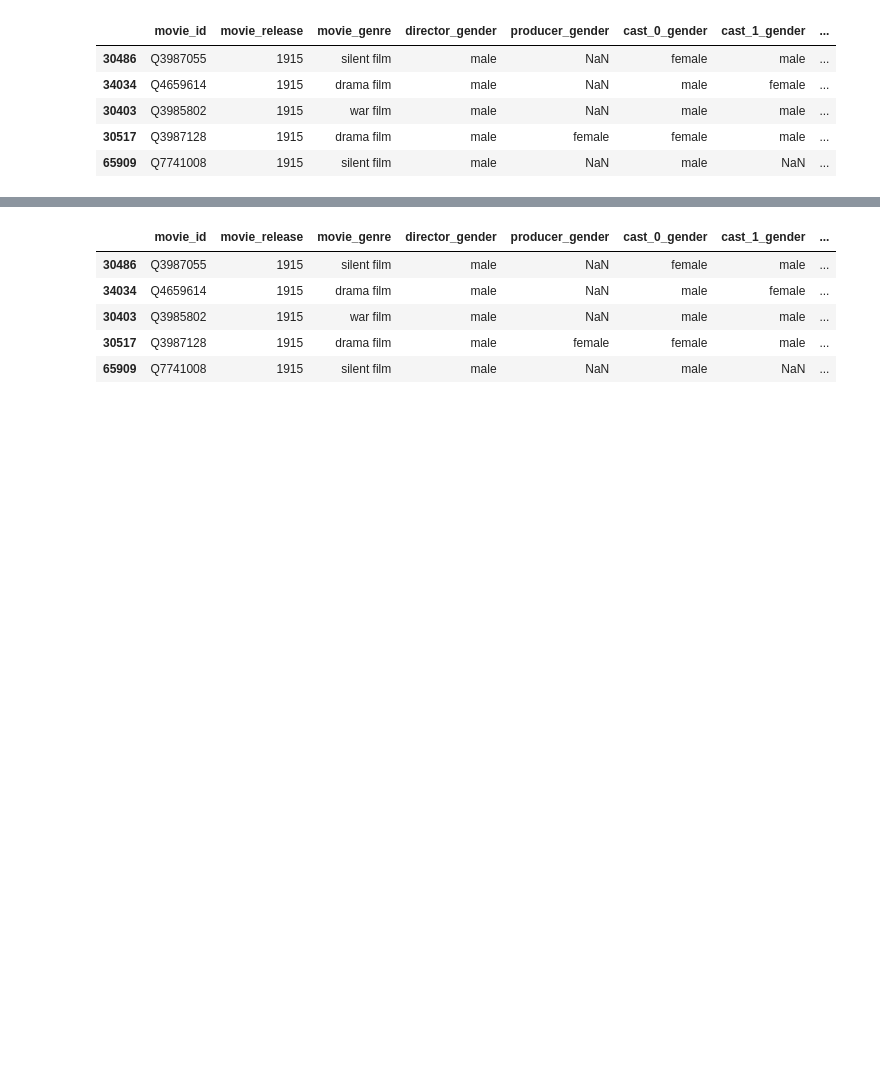
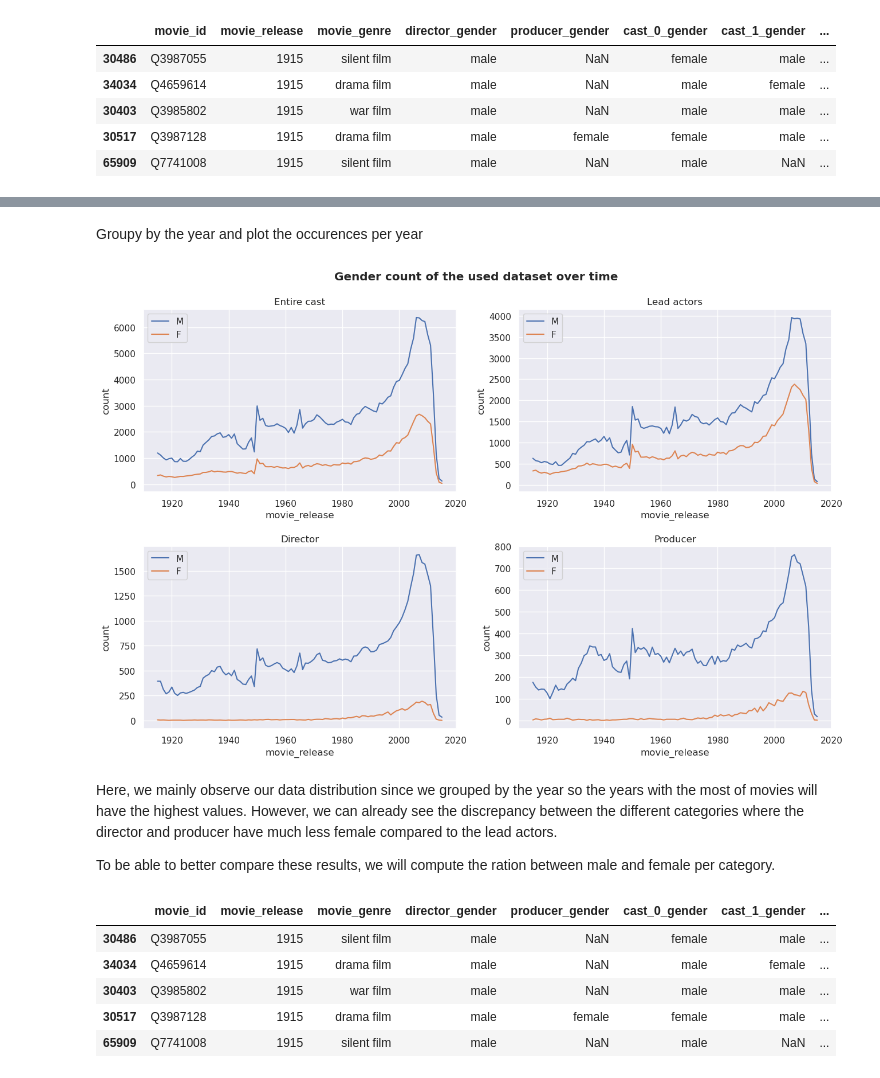
Before and after one commit to epfl-ada/ada-2022-project-imdbmi, a Jupyter notebook: analysis_gender.ipynb, the cells around one changed output, grey strips where cells are left out. Saved outputs shown, nothing was run; the diff lists cells and outputs as text; code cells hidden in the pictures; blank space fills up the shorter version.

```diff
--- a/analysis_gender.ipynb
+++ b/analysis_gender.ipynb
@@ -160,3 +108,38 @@ plotly.offline.plot(fig, filename=os.path.join(PLOTS_PATH, 'gender_count.html'))
+# %% [markdown]
+Groupy by the year and plot the occurences per year
+# %%
+df_genders_count = df_genders.groupby('movie_release').sum()
+fig, axs = plt.subplots(2, 2)
+fig.set_size_inches(15.5, 9.5, forward=True)
+col_pairs = [
+    ['male_all_count', 'female_all_count'],
+    ['male_actors_count', 'female_actors_count'],
+    ['male_director_count', 'female_director_count'],
+    ['male_producer_count', 'female_producer_count']
+]
+subplot_titles = [
+    'Entire cast',
+    'Lead actors',
+    'Director',
+    'Producer',
+]
+
+for i in range(2):
+    for j in range(2):
+        axs[i, j].set_title(subplot_titles[2*i+j])
+        df = df_genders_count[col_pairs[2*i+j]].reset_index().melt('movie_release', var_name='category',  value_name='count')
+        sns.lineplot(x='movie_release', y='count', hue='category', data=df, ax=axs[i,j])
+        axs[i, j].legend("MF")
+
+plt.subplots_adjust(hspace=0.3)
+fig.suptitle("Gender count of the used dataset over time", y=0.95, fontweight="bold")
+plt.show()
+# %% [output]
+[figure, added]
+# %% [markdown]
+Here, we mainly observe our data distribution since we grouped by the year so the years with the most of movies will have the highest values. However, we can already see the discrepancy between the different categories where the director and producer have much less female compared to the lead actors.
+
+To be able to better compare these results, we will compute the ration between male and female per category.
 # %%
 col_actors = ['cast_0_gender', 'cast_1_gender', 'cast_2_gender', 'cast_3_gender', 'cast_4_gender']
 col_director = ['director_gender']
```
Also changed, not shown: parts of 56 cells of this notebook, 5 other files.
